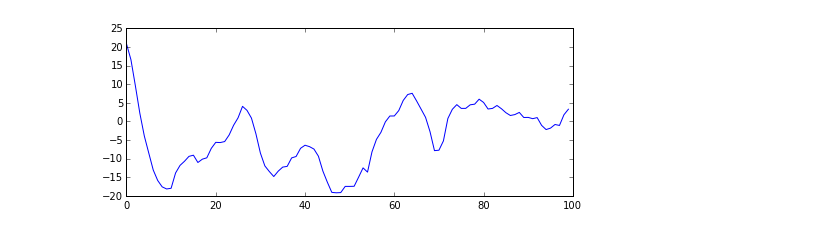
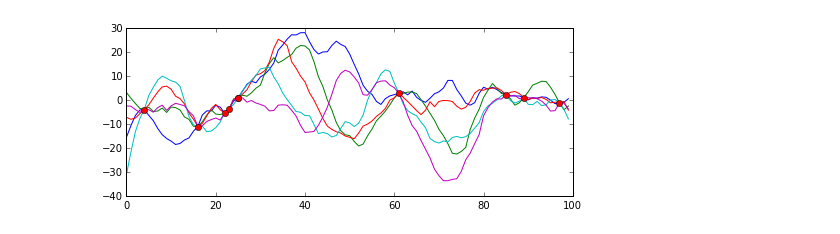
Before and after one commit to gregclinton/murphy, a Jupyter notebook: 1dfn.ipynb, the cells around one changed output. Drawn from its saved outputs; the diff is of its cells as text; code cells hidden in the pictures.

```diff
--- a/1dfn.ipynb
+++ b/1dfn.ipynb
@@ -27,10 +27,13 @@ L = np.hstack([L1, L2])
 # %%
 lmbda = 1.1
 Sigma = inv(L1.T.dot(L1))
 mu = -Sigma.dot(L1.T.dot(L2)).dot(x[observed])
+plt.figure(figsize = (8, 3))
 x[unobserved] = stats.multivariate_normal.rvs(mu, Sigma)
-plt.figure(figsize = (8, 3))
-plt.plot(x)
+for _ in range(5):
+    x[unobserved] = stats.multivariate_normal.rvs(mu, Sigma)
+    plt.plot(x)
+plt.plot(observed, x[observed], 'ro')
 plt.show()
 # %% [output]
-[figure, old version]
+[figure, new version]
```
